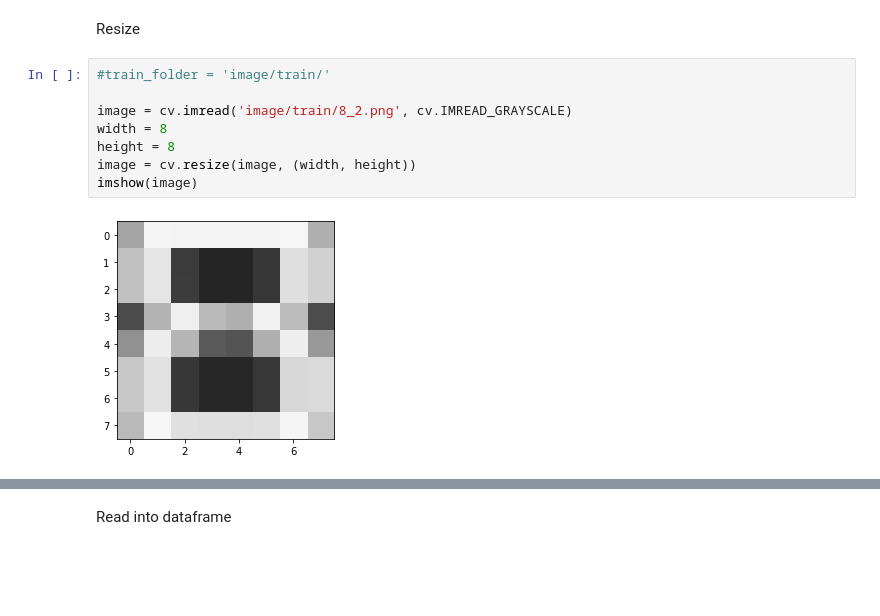
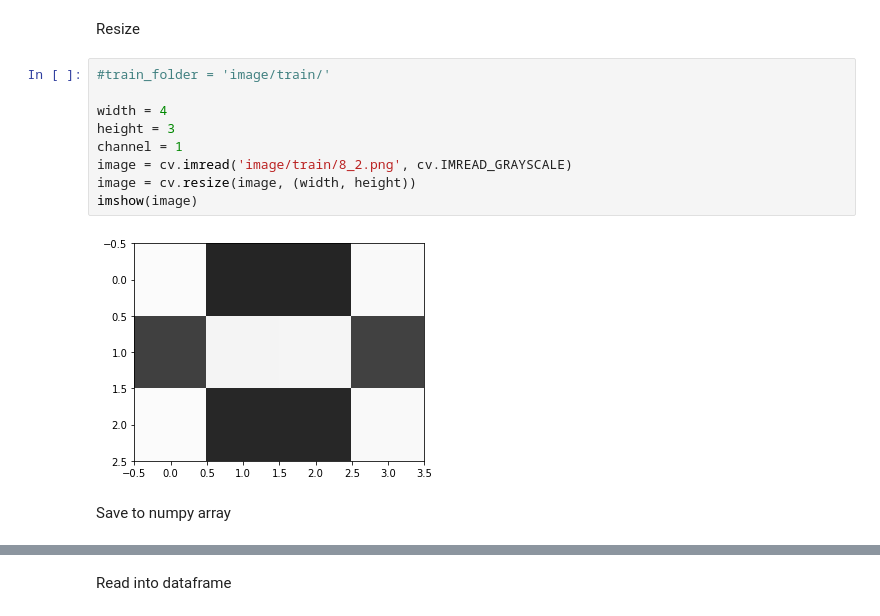
Before and after one commit to wcmphysics/SimpleOCRandTrainer, a Jupyter notebook: notebook.ipynb, the cells around one changed output, grey strips where cells are left out. Cells and saved outputs as stored; diff of their text form; blank space fills up the shorter version.

Commit message:
Data in numpy from recognized images

```diff
--- a/notebook.ipynb
+++ b/notebook.ipynb
@@ -152,10 +152,13 @@ Resize
 # %%
 #train_folder = 'image/train/'
 
+width = 4
+height = 3
+channel = 1
 image = cv.imread('image/train/8_2.png', cv.IMREAD_GRAYSCALE)
-width = 8
-height = 8
 image = cv.resize(image, (width, height))
 imshow(image)
 # %% [output]
-[figure, old version]
+[figure, new version]
+# %% [markdown]
+Save to numpy array
```
Also changed, not shown: parts of 1 cell of this notebook.
